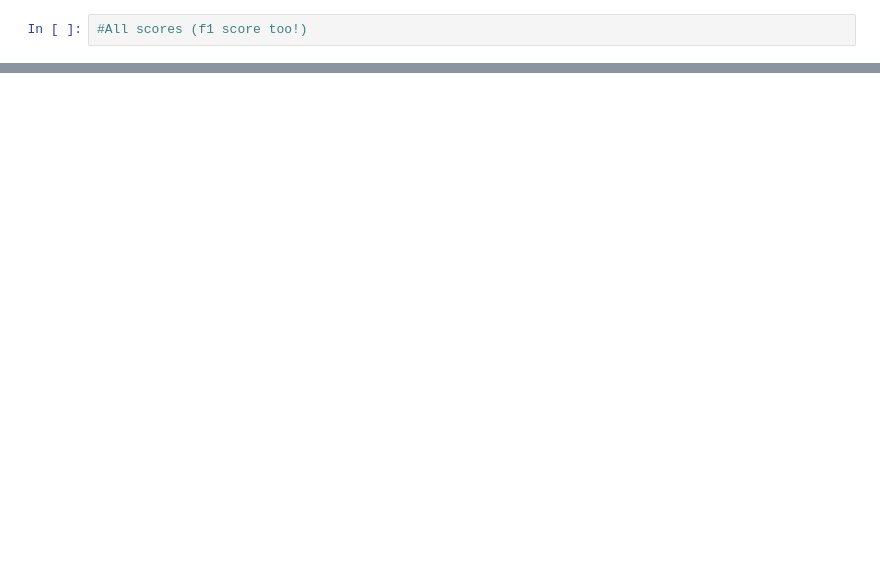
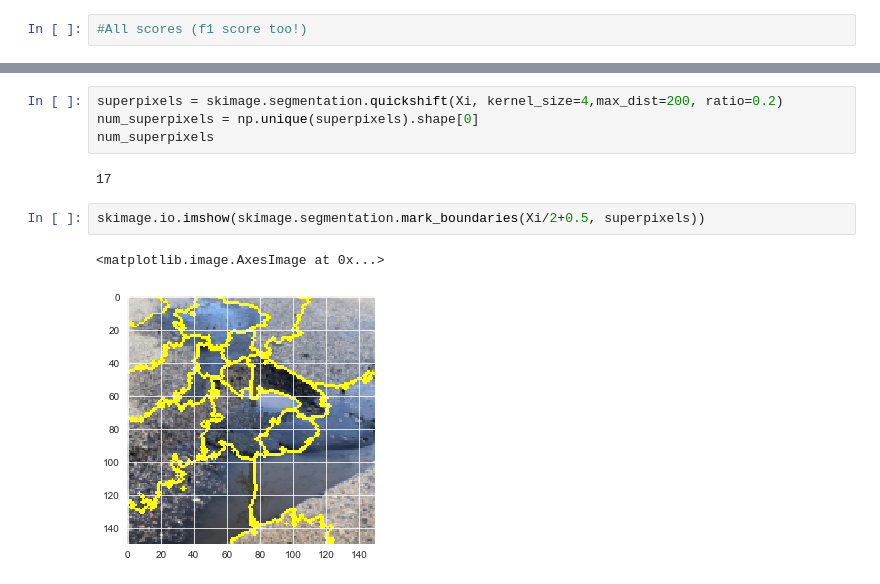
Before and after one commit to ntsegaw/Pothole-Detector, a Jupyter notebook: Phase 5 Capstone.ipynb, the cells around one changed output, grey strips where cells are left out. Drawn from its saved outputs; the diff is of its cells as text; blank space fills up the shorter version.

```diff
--- a/Phase 5 Capstone.ipynb
+++ b/Phase 5 Capstone.ipynb
@@ -224,0 +374,11 @@ array([[0.]], dtype=float32)
+# %%
+superpixels = skimage.segmentation.quickshift(Xi, kernel_size=4,max_dist=200, ratio=0.2)
+num_superpixels = np.unique(superpixels).shape[0]
+num_superpixels
+# %% [output]
+17
+# %%
+skimage.io.imshow(skimage.segmentation.mark_boundaries(Xi/2+0.5, superpixels))
+# %% [output]
+<matplotlib.image.AxesImage at 0x...>
+[figure, added]
```
Also changed, not shown: parts of 31 cells of this notebook, 1 other file.
